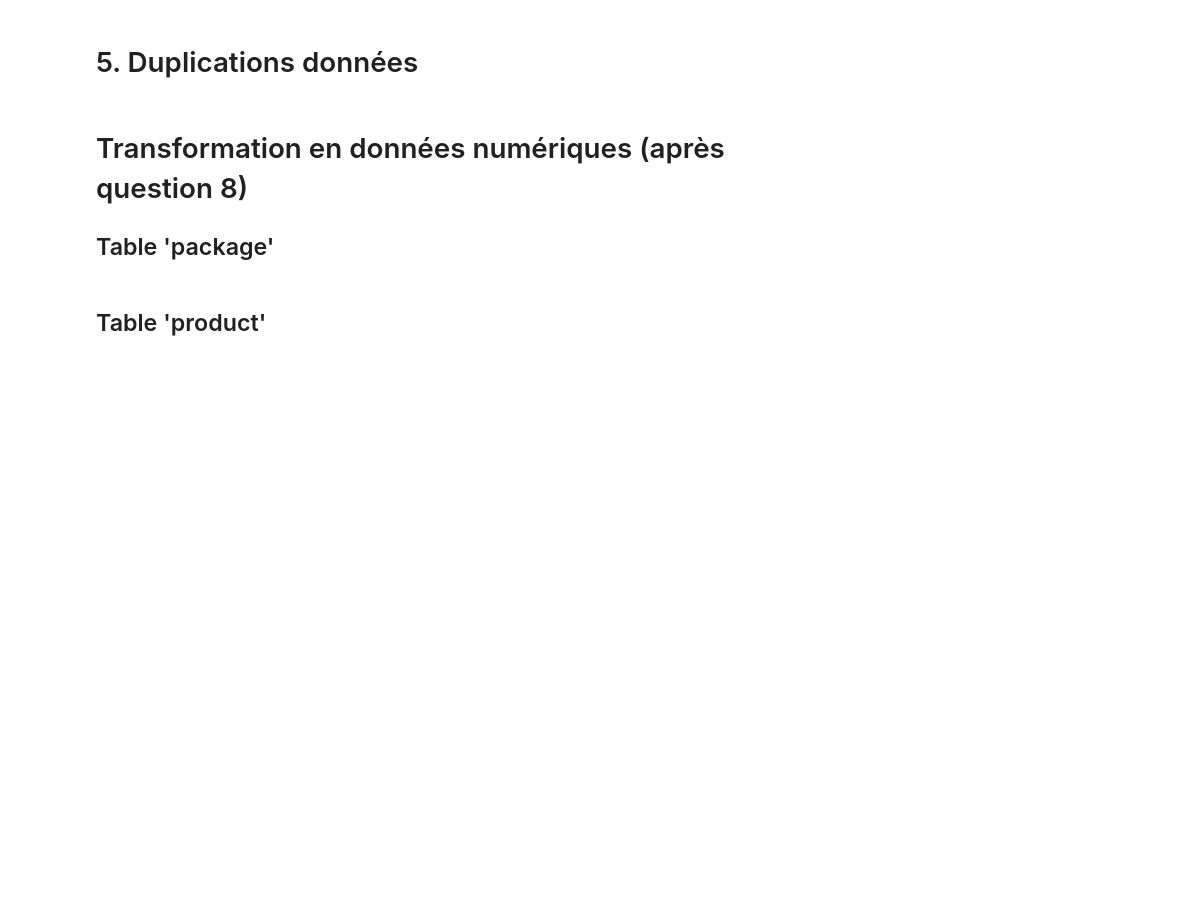
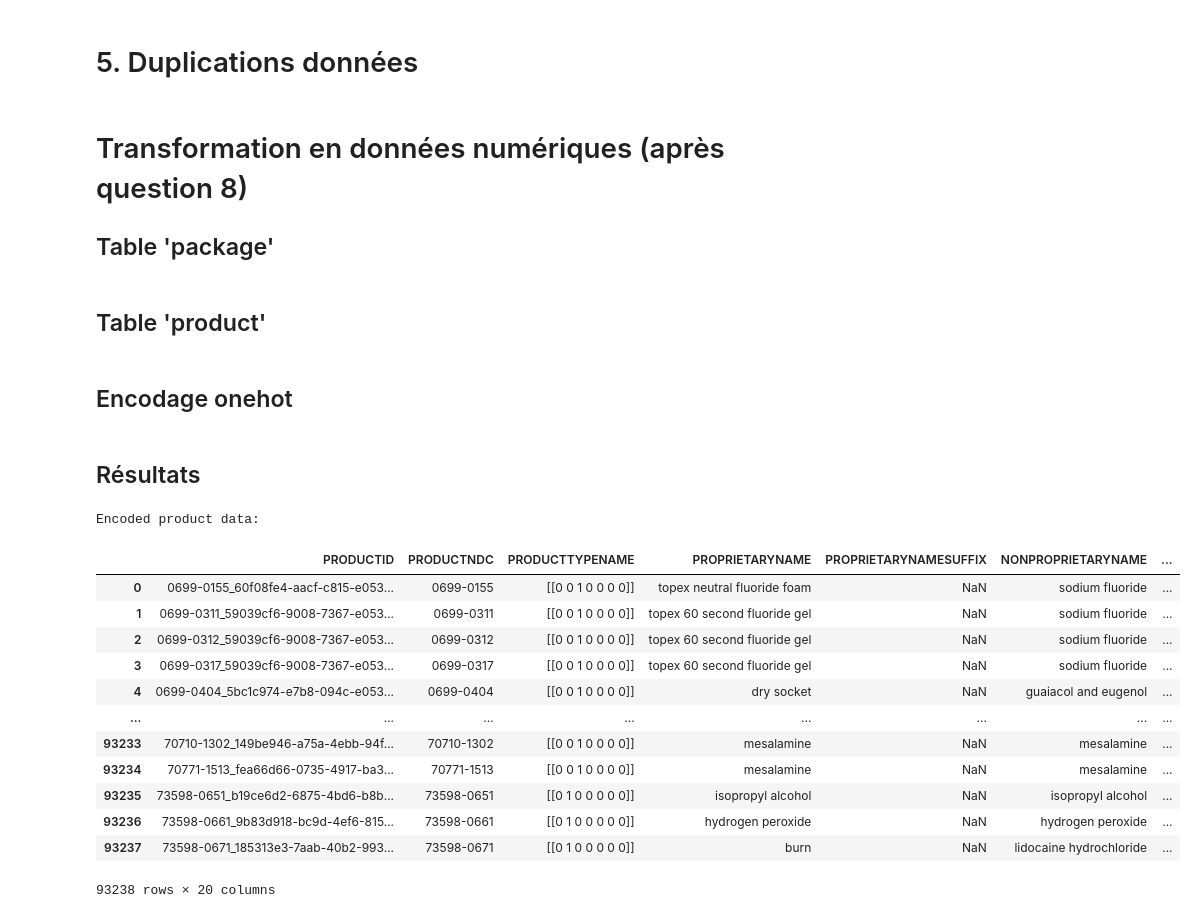
Before and after one commit to ggs22/IFT870-TP2, a Jupyter notebook: tp2.ipynb, the cells around one changed output. Saved outputs shown, nothing was run; the diff lists cells and outputs as text; code cells hidden in the pictures; blank space fills up the shorter version.

```diff
--- a/tp2.ipynb
+++ b/tp2.ipynb
@@ -397,6 +631,6 @@ On élimine dans un premier temps les duplicata de valeurs dans les attributs 'A
 # %%
 
 # TODO: keep most frequent value
-dupl_val_cols = ['ACTIVE_NUMERATOR_STRENGTH', 'ACTIVE_INGRED_UNIT']
-for c in dupl_val_cols:
-    product_data[c] = product_data[c].replace(to_replace=r'\;.*', value='', regex=True)
+# dupl_val_cols = ['ACTIVE_NUMERATOR_STRENGTH', 'ACTIVE_INGRED_UNIT']
+# for c in dupl_val_cols:
+#     product_data[c] = product_data[c].replace(to_replace=r'\;.*', value='', regex=True)
@@ -405,9 +637,3 @@ On tranforme toutes les valeurs textuelles des différents attributs.en charact
-# %%
-cols_to_lower = ['PRODUCTTYPENAME', 'PROPRIETARYNAME', 'PROPRIETARYNAMESUFFIX', 'NONPROPRIETARYNAME',
-                     'DOSAGEFORMNAME', 'ROUTENAME', 'MARKETINGCATEGORYNAME', 'APPLICATIONNUMBER',
-                     'LABELERNAME', 'SUBSTANCENAME', 'ACTIVE_INGRED_UNIT', 'PHARM_CLASSES', 'DEASCHEDULE']
-for c in cols_to_lower:
-    product_data[c] = product_data[c].str.lower()
 # %% [markdown]
 Il existerait également une incohérence si l'attribut 'ENDMARKETINGDATE' est moins récent que le 'STARTMARKETINGDATE'.
 On vérifie s'il en existe dans les tables 'product' et 'package'.
@@ -546,0 +739,2 @@ transf_package_data.to_csv('transformed_package_data.csv', sep='\t', encoding='u
+# %% [markdown]
+## Encodage onehot
@@ -546,0 +774,20 @@ transf_package_data.to_csv('transformed_package_data.csv', sep='\t', encoding='u
+# %% [markdown]
+## Résultats
+# %%
+print('Encoded product data:')
+product_data
+# %% [output]
+Encoded product data:
+|  | PRODUCTID | PRODUCTNDC | PRODUCTTYPENAME | PROPRIETARYNAME | PROPRIETARYNAMESUFFIX | NONPROPRIETARYNAME | ... |
+| 0 | 0699-0155_60f08fe4-aacf-c815-e053... | 0699-0155 | [[0 0 1 0 0 0 0]] | topex neutral fluoride foam | NaN | sodium fluoride | ... |
+| 1 | 0699-0311_59039cf6-9008-7367-e053... | 0699-0311 | [[0 0 1 0 0 0 0]] | topex 60 second fluoride gel | NaN | sodium fluoride | ... |
+| 2 | 0699-0312_59039cf6-9008-7367-e053... | 0699-0312 | [[0 0 1 0 0 0 0]] | topex 60 second fluoride gel | NaN | sodium fluoride | ... |
+| 3 | 0699-0317_59039cf6-9008-7367-e053... | 0699-0317 | [[0 0 1 0 0 0 0]] | topex 60 second fluoride gel | NaN | sodium fluoride | ... |
+| 4 | 0699-0404_5bc1c974-e7b8-094c-e053... | 0699-0404 | [[0 0 1 0 0 0 0]] | dry socket | NaN | guaiacol and eugenol | ... |
+| ... | ... | ... | ... | ... | ... | ... | ... |
+| 93233 | 70710-1302_149be946-a75a-4ebb-94f... | 70710-1302 | [[0 0 1 0 0 0 0]] | mesalamine | NaN | mesalamine | ... |
+| 93234 | 70771-1513_fea66d66-0735-4917-ba3... | 70771-1513 | [[0 0 1 0 0 0 0]] | mesalamine | NaN | mesalamine | ... |
+| 93235 | 73598-0651_b19ce6d2-6875-4bd6-b8b... | 73598-0651 | [[0 1 0 0 0 0 0]] | isopropyl alcohol | NaN | isopropyl alcohol | ... |
+| 93236 | 73598-0661_9b83d918-bc9d-4ef6-815... | 73598-0661 | [[0 1 0 0 0 0 0]] | hydrogen peroxide | NaN | hydrogen peroxide | ... |
+| 93237 | 73598-0671_185313e3-7aab-40b2-993... | 73598-0671 | [[0 1 0 0 0 0 0]] | burn | NaN | lidocaine hydrochloride | ... |
+93238 rows × 20 columns
```
Also changed, not shown: parts of 39 cells of this notebook, 3 other files.
